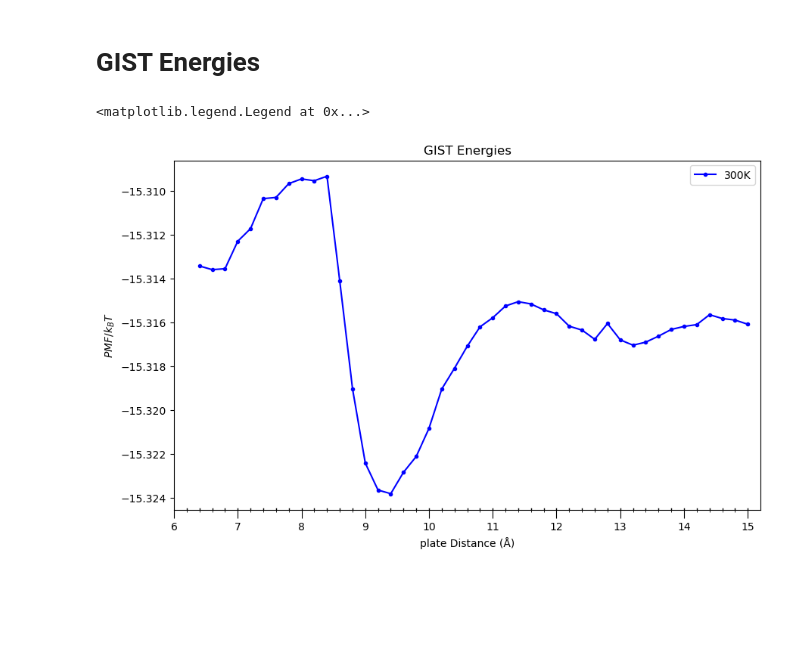
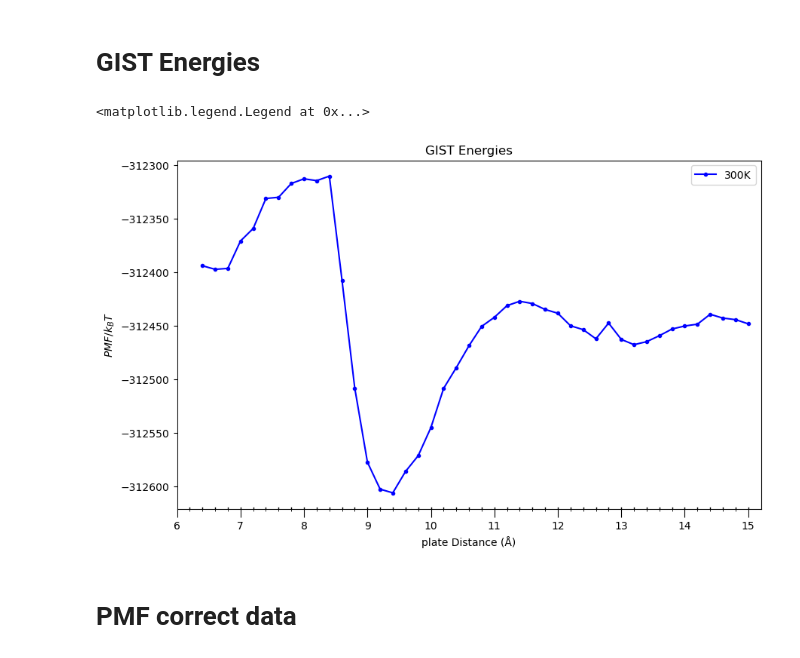
Before and after one commit to arghavanvg/hydrophobic-plates-analysis, a Jupyter notebook: df-energy-plotting.ipynb, the cells around one changed output. Saved outputs shown, nothing was run; the diff lists cells and outputs as text; code cells hidden in the pictures; blank space fills up the shorter version.

Commit message:
added some plots and updated existing ones

```diff
--- a/df-energy-plotting.ipynb
+++ b/df-energy-plotting.ipynb
@@ -99,34 +99,36 @@ plt.legend()
 # GIST Energies
 # %%
 plt.figure(figsize=(10, 6))
-gist_energies = df['gist300e']/(120*170)
+gist_energies = df['gist300e']
 plt.plot(df['distance'], gist_energies, 'bo-', markersize=3, label='300K', zorder=2)
 # plt.plot(df['distance'], df['LJ_divkT300'], color='grey', linestyle='--', markersize=3, label='LJ/kbT', zorder=2)
 # plt.hlines(y=0.00, xmin=6.0, xmax=15.2, color='black', linestyle='--', linewidth=1, label='PMF=0', zorder=1)
 
 
 plt.title('GIST Energies')
 plt.xlabel('plate Distance (Å)')
 plt.ylabel(r'$PMF/k_B T$')
 # plt.ylim(-0.1, 3.5)
 plt.xlim(6.0,15.2)
 plt.gca().xaxis.set_major_locator(ticker.MultipleLocator(1))
 # plt.gca().xaxis.set_minor_locator(ticker.MultipleLocator(0.1))
 
 medium_ticks = np.arange(6.2,15.2, 0.2)
 plt.gca().set_xticks(medium_ticks, minor=True)
 
 # small_ticks = np.arange(6.2,15.2, 0.1)
 # plt.gca().set_xticks(small_ticks, minor=True)
 
 plt.tick_params(axis='x', which='major', length=8)
 plt.tick_params(axis='x', which='minor', length=2)
 for t in medium_ticks:
     plt.gca().axvline(t, ymin=0, ymax=0.003, color='k', lw=1)
 
 
 plt.legend()
 # plt.savefig(f'{output_path}/totalPMF.png', dpi=600)
 # %% [output]
 <matplotlib.legend.Legend at 0x...>
-[figure, old version]
+[figure, new version]
+# %% [markdown]
+# PMF correct data
```
Also changed, not shown: parts of 15 cells of this notebook, 2 other files.
